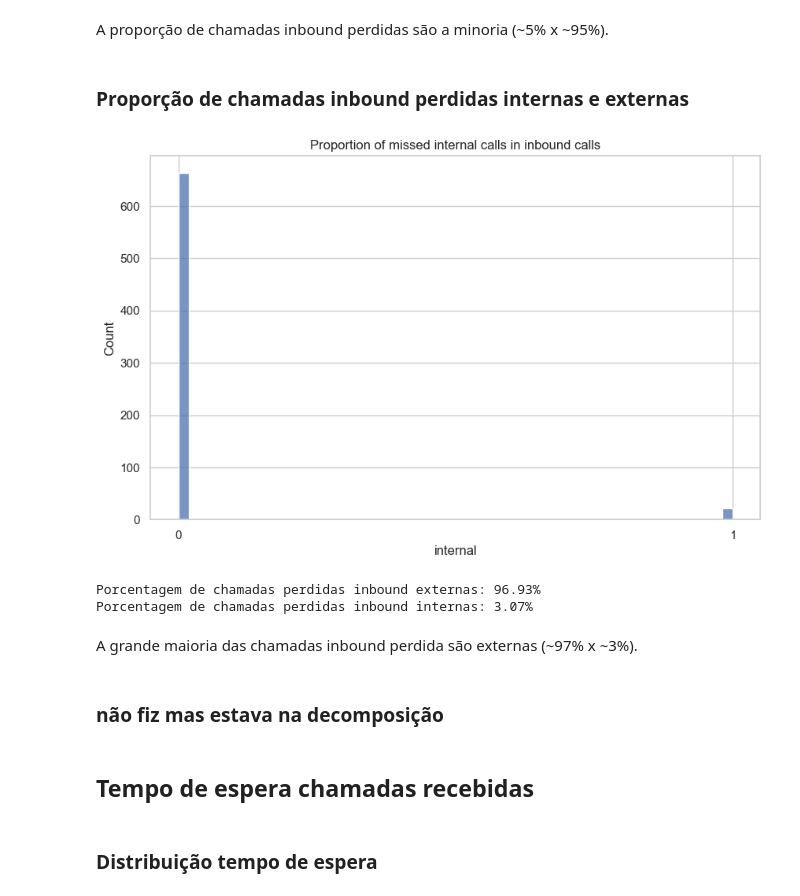
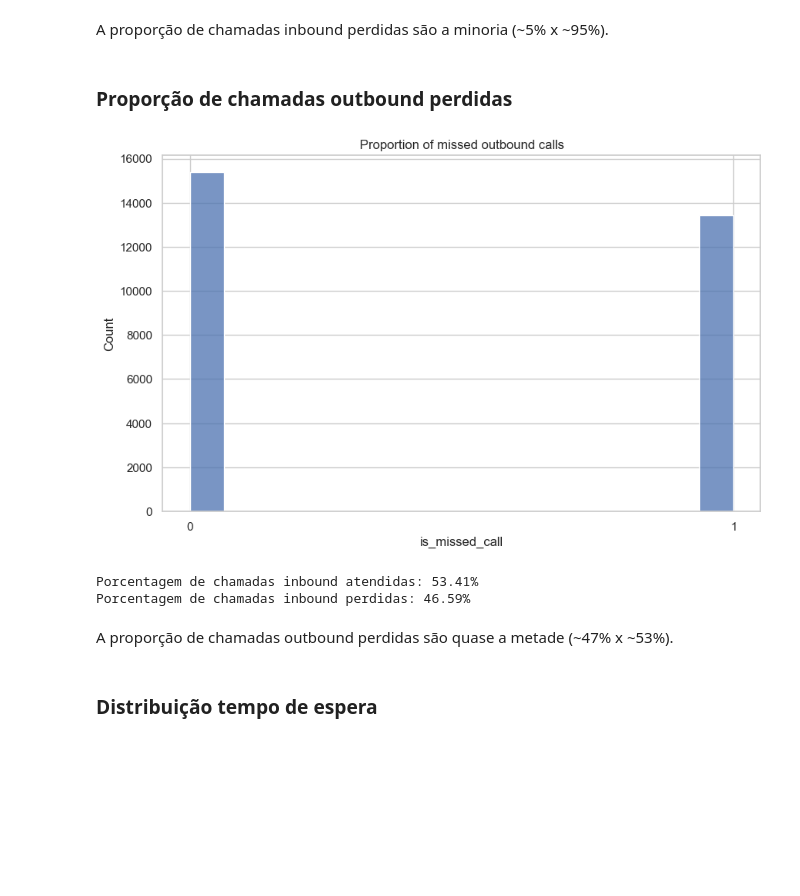
Before and after one commit to rodriguesbrian/tt14_call_center_project, a Jupyter notebook: notebooks/call_center_efficiency.ipynb, the cells around one changed output. Saved outputs shown, nothing was run; the diff lists cells and outputs as text; code cells hidden in the pictures; blank space fills up the shorter version.

```diff
--- a/notebooks/call_center_efficiency.ipynb
+++ b/notebooks/call_center_efficiency.ipynb
@@ -461,20 +458,18 @@ Porcentagem de chamadas inbound perdidas: 5.40%
 # %% [markdown]
 A proporção de chamadas inbound perdidas são a minoria (~5% x ~95%).
 # %% [markdown]
-### Proporção de chamadas inbound perdidas internas e externas
+### Proporção de chamadas outbound perdidas
 # %%
 # criação histograma
-sns.histplot(telecom[(telecom['direction'] == 'in') & ((telecom['is_missed_call'] == True))]['internal'])
-plt.title('Proportion of missed internal calls in inbound calls')
+sns.histplot(telecom[telecom['direction'] == 'out']['is_missed_call'])
+plt.title('Proportion of missed outbound calls')
 plt.xticks([0, 1])
 plt.show()
-print(f"Porcentagem de chamadas perdidas inbound externas: {(telecom[(telecom['internal'] == False) & (telecom['direction'] == 'in') & (telecom['is_missed_call'] == True)].shape[0] / telecom[(telecom['direction'] == 'in') & (telecom['is_missed_call'] == True)].shape[0]) * 100:.2f}%")
-print(f"Porcentagem de chamadas perdidas inbound internas: {(telecom[(telecom['internal'] == True) & (telecom['direction'] == 'in') & (telecom['is_missed_call'] == True)].shape[0] / telecom[(telecom['direction'] == 'in') & (telecom['is_missed_call'] == True)].shape[0]) * 100:.2f}%")
+print(f"Porcentagem de chamadas inbound atendidas: {(telecom[(telecom['direction'] == 'out') & (telecom['is_missed_call'] == False)].shape[0] / telecom[(telecom['direction'] == 'out')].shape[0]) * 100:.2f}%")
+print(f"Porcentagem de chamadas inbound perdidas: {(telecom[(telecom['direction'] == 'out') & (telecom['is_missed_call'] == True)].shape[0] / telecom[(telecom['direction'] == 'out')].shape[0]) * 100:.2f}%")
 # %% [output]
-[figure, old version]
+[figure, new version]
-Porcentagem de chamadas perdidas inbound externas: 96.93%
-Porcentagem de chamadas perdidas inbound internas: 3.07%
+Porcentagem de chamadas inbound atendidas: 53.41%
+Porcentagem de chamadas inbound perdidas: 46.59%
 # %% [markdown]
-A grande maioria das chamadas inbound perdida são externas (~97% x ~3%).
+A proporção de chamadas outbound perdidas são quase a metade (~47% x ~53%).
-# %% [markdown]
-### não fiz mas estava na decomposição
@@ -485,5 +476,3 @@ A grande maioria das chamadas inbound perdida são externas (~97% x ~3%).
-# %% [markdown]
-## Tempo de espera chamadas recebidas
 # %% [markdown]
 ### Distribuição tempo de espera
 # %%
```
Also changed, not shown: parts of 43 cells of this notebook.
